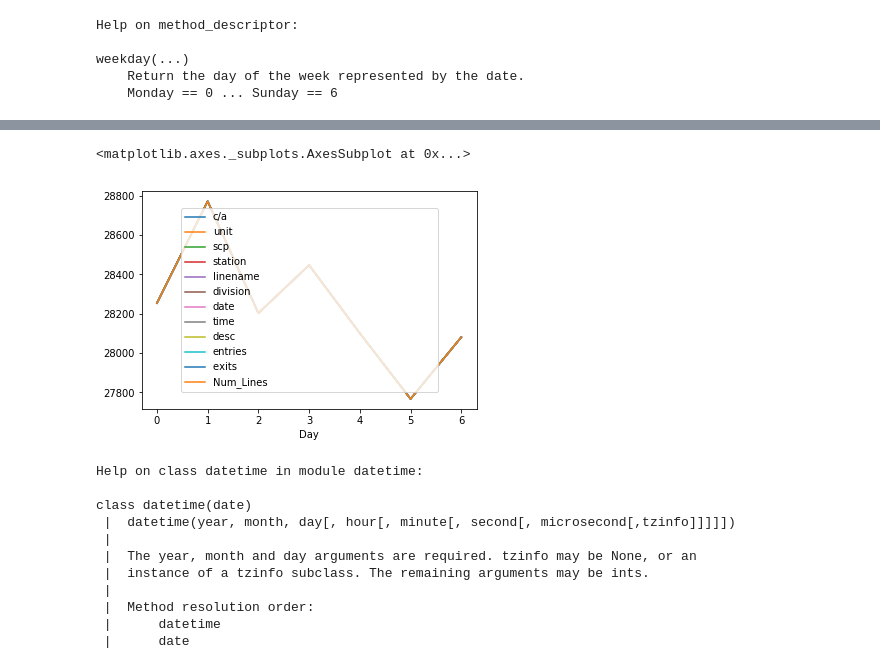
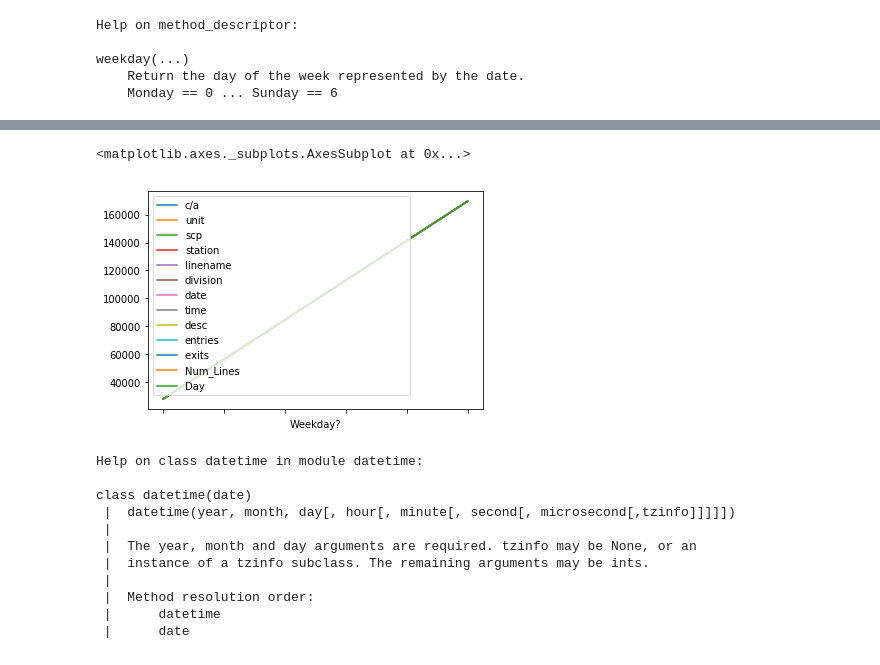
Before and after one commit to nsragow/dsc-pandas-series-and-dataframes-lab-nyc-ds-career-042219, a Jupyter notebook: index.ipynb, the cells around one changed output, grey strips where cells are left out. Drawn from its saved outputs; the diff is of its cells as text; code cells hidden in the pictures.

```diff
--- a/index.ipynb
+++ b/index.ipynb
@@ -158,10 +158,10 @@ df.head()
 | 3 | A002 | R051 | 02-00-00 | 59 ST | NQR456W | BMT | 2018-08-25 | 12:00:00 | REGULAR | 6736180 | 2283314 | ... |
 | 4 | A002 | R051 | 02-00-00 | 59 ST | NQR456W | BMT | 2018-08-25 | 16:00:00 | REGULAR | 6736349 | 2283384 | ... |
 # %%
-df.groupby(df["Wee"]).count().plot()
+df.groupby(df["Weekday?"]).count().plot()
 # %% [output]
 <matplotlib.axes._subplots.AxesSubplot at 0x...>
-[figure, old version]
+[figure, new version]
 # %%
 help(pd.datetime.)#Your code here
 # %% [output]
```
